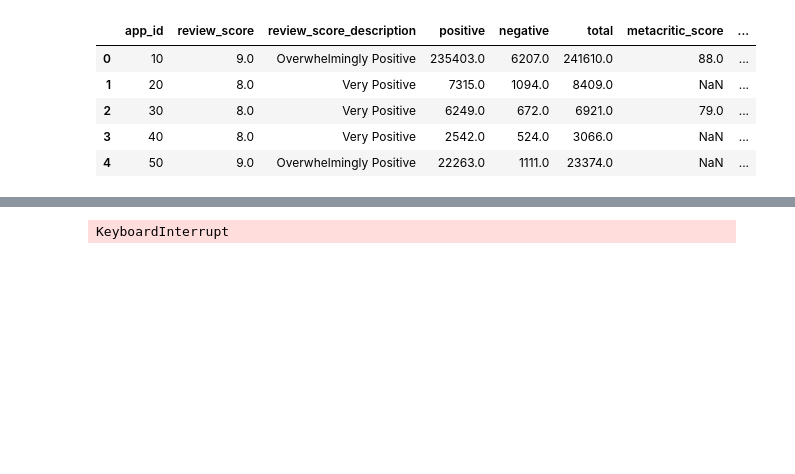
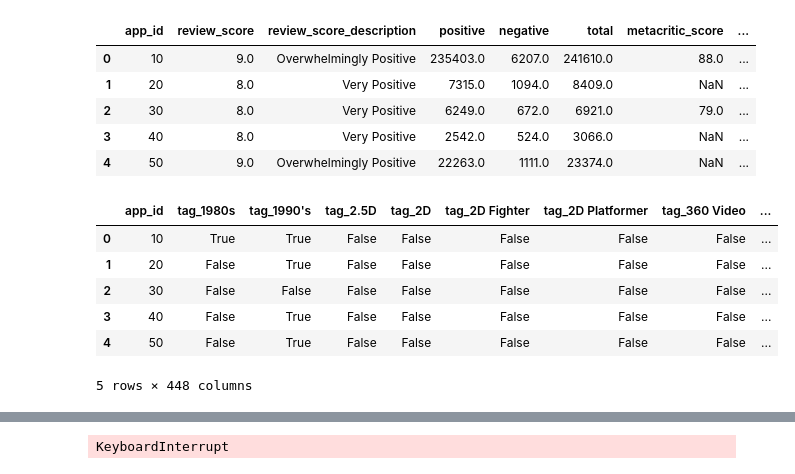
Before and after one commit to Ritvik2205/fds-cw2, a Jupyter notebook: cw2.ipynb, the cells around one changed output, grey strips where cells are left out. Cells and saved outputs as stored; diff of their text form; code cells hidden in the pictures; blank space fills up the shorter version.

Commit message:
add tag_dummies

```diff
--- a/cw2.ipynb
+++ b/cw2.ipynb
@@ -157,29 +157,24 @@ reviews.head()
 | 4 | 50 | 9.0 | Overwhelmingly Positive | 22263.0 | 1111.0 | 23374.0 | NaN | ... |
 # %%
 grouped_tags = tags.groupby('app_id')['tag'].apply(list).reset_index()
+
 exploded_tags = grouped_tags.explode('tag')
 
 # Create binary features for each tag
 tag_dummies = pd.get_dummies(exploded_tags['tag'], prefix='tag')
 
 # Combine the binary features with the app_id
 tag_dummies = pd.concat([exploded_tags['app_id'], tag_dummies], axis=1)
 
-data = pd.merge(tags, clean_games_df, on='app_id', how='inner')
-data = pd.merge(data, reviews, on='app_id', how='inner')
-data = pd.merge(data, genre, on='app_id', how='inner')
+# Group by app_id and aggregate the binary features
+tag_dummies = tag_dummies.groupby('app_id').max().reset_index()
 
-data = data.dropna(subset=['tag', 'review_score', 'price'])
-
-# Create binary features for tags
-data['tag'] = data['tag'].str.lower().str.strip()  # Normalize tags
-tag_dummies = pd.get_dummies(data['tag'], prefix='tag')
-data = pd.concat([data, tag_dummies], axis=1)
-
-# Select relevant features for clustering
-features = ['price', 'review_score'] + list(tag_dummies.columns)
-X = data[features]
-
-# Standardize features
-scaler = StandardScaler()
-X_scaled = scaler.fit_transform(X)
+tag_dummies.head()
+# %% [output]
+|  | app_id | tag_1980s | tag_1990's | tag_2.5D | tag_2D | tag_2D Fighter | tag_2D Platformer | tag_360 Video | ... |
+| 0 | 10 | True | True | False | False | False | False | False | ... |
+| 1 | 20 | False | True | False | False | False | False | False | ... |
+| 2 | 30 | False | False | False | False | False | False | False | ... |
+| 3 | 40 | False | True | False | False | False | False | False | ... |
+| 4 | 50 | False | True | False | False | False | False | False | ... |
+5 rows × 448 columns
```
Also changed, not shown: parts of 3 cells of this notebook.
